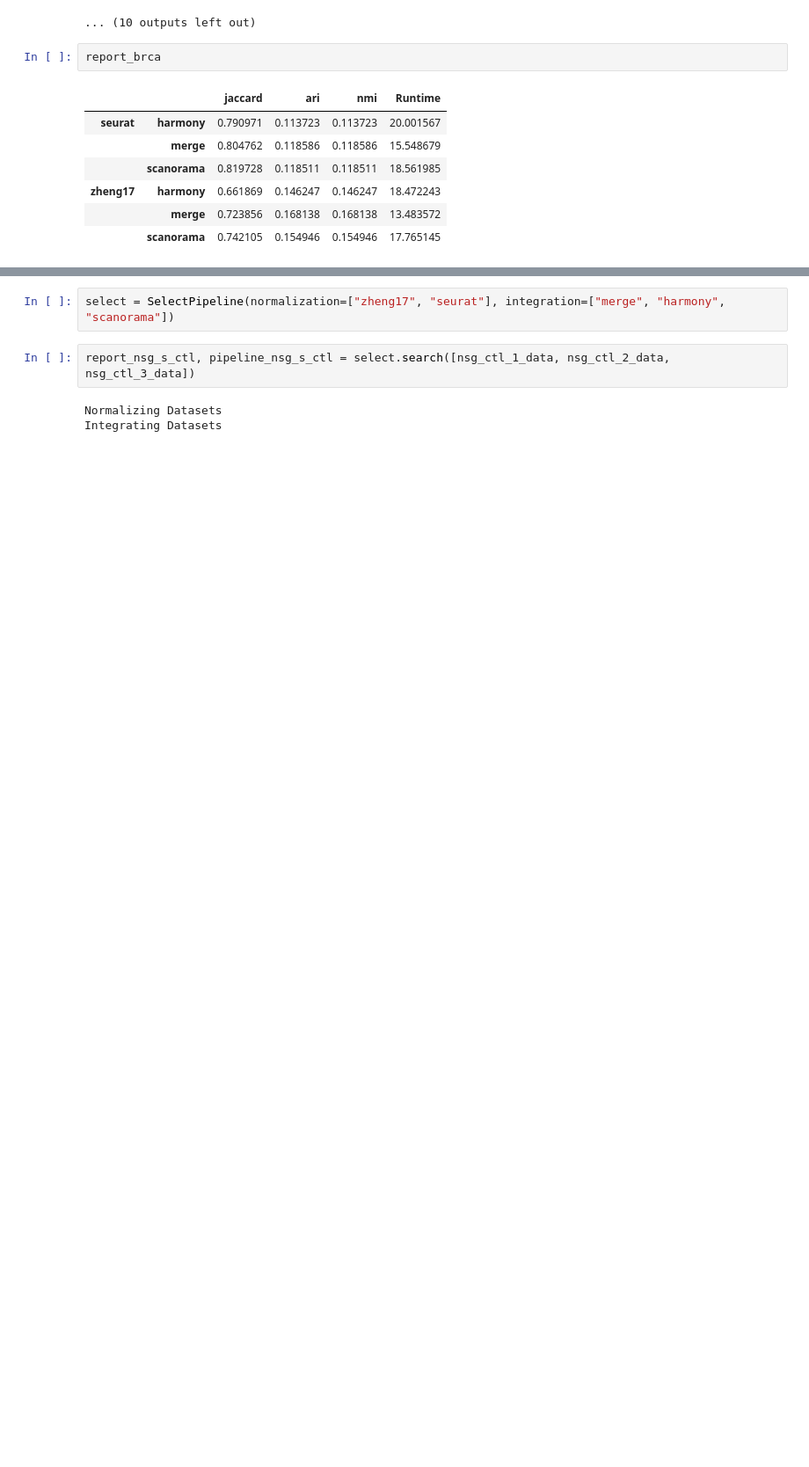
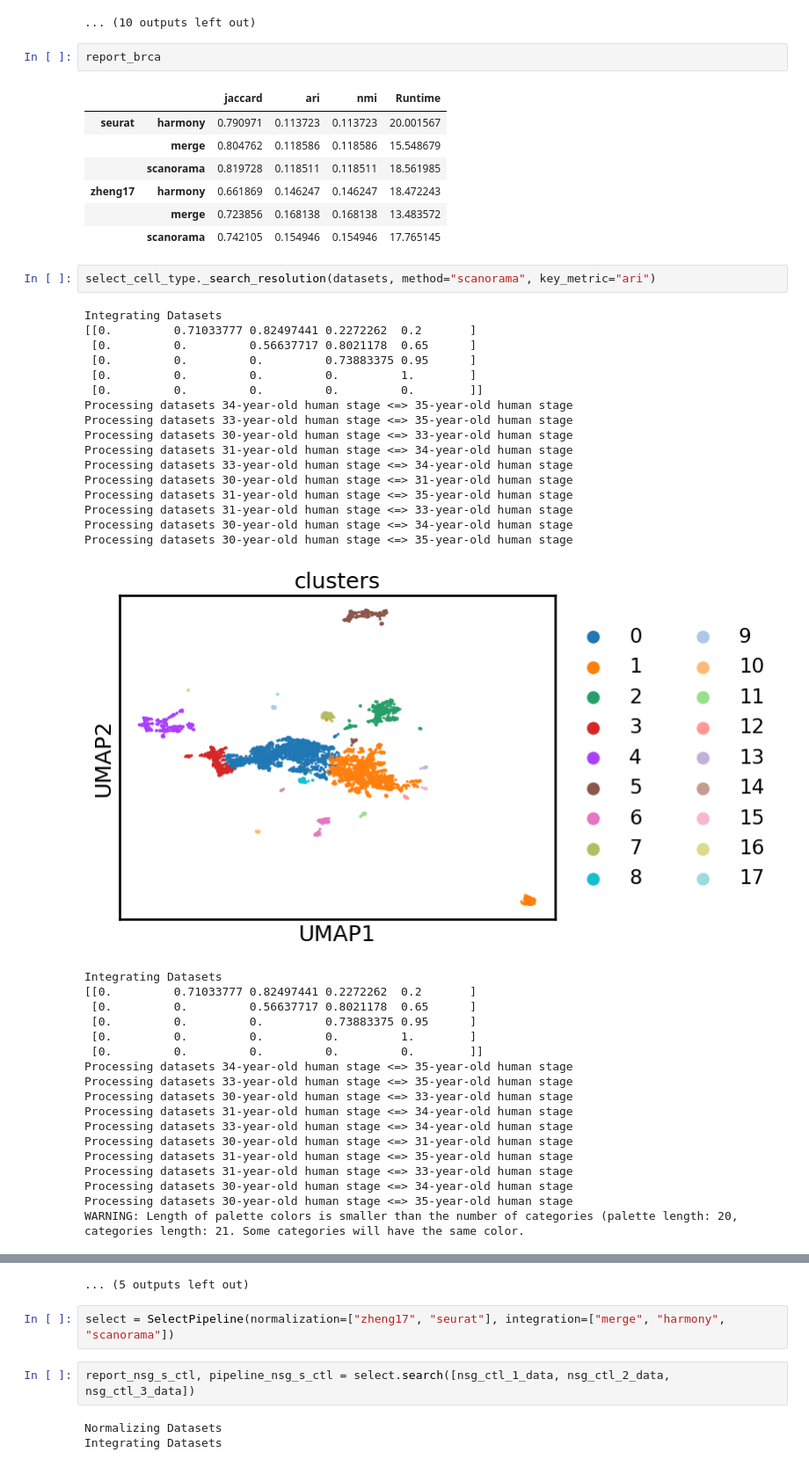
Before and after one commit to mushu-bytes/scRNAseq-benchmarking, a Jupyter notebook: integration_demo.ipynb, the cells around one changed output, grey strips where cells are left out. Shown at 88% size. Drawn from its saved outputs; the diff is of its cells as text; blank space fills up the shorter version.

Commit message:
prototype grid search

```diff
--- a/integration_demo.ipynb
+++ b/integration_demo.ipynb
@@ -235,3 +235,40 @@ report_brca
 | zheng17 | harmony | 0.661869 | 0.146247 | 0.146247 | 18.472243 |
 |  | merge | 0.723856 | 0.168138 | 0.168138 | 13.483572 |
 |  | scanorama | 0.742105 | 0.154946 | 0.154946 | 17.765145 |
+# %%
+select_cell_type._search_resolution(datasets, method="scanorama", key_metric="ari")
+# %% [output]
+Integrating Datasets
+[[0.         0.71033777 0.82497441 0.2272262  0.2       ]
+ [0.         0.         0.56637717 0.8021178  0.65      ]
+ [0.         0.         0.         0.73883375 0.95      ]
+ [0.         0.         0.         0.         1.        ]
+ [0.         0.         0.         0.         0.        ]]
+Processing datasets 34-year-old human stage <=> 35-year-old human stage
+Processing datasets 33-year-old human stage <=> 35-year-old human stage
+Processing datasets 30-year-old human stage <=> 33-year-old human stage
+Processing datasets 31-year-old human stage <=> 34-year-old human stage
+Processing datasets 33-year-old human stage <=> 34-year-old human stage
+Processing datasets 30-year-old human stage <=> 31-year-old human stage
+Processing datasets 31-year-old human stage <=> 35-year-old human stage
+Processing datasets 31-year-old human stage <=> 33-year-old human stage
+Processing datasets 30-year-old human stage <=> 34-year-old human stage
+Processing datasets 30-year-old human stage <=> 35-year-old human stage
+[figure, added]
+Integrating Datasets
+[[0.         0.71033777 0.82497441 0.2272262  0.2       ]
+ [0.         0.         0.56637717 0.8021178  0.65      ]
+ [0.         0.         0.         0.73883375 0.95      ]
+ [0.         0.         0.         0.         1.        ]
+ [0.         0.         0.         0.         0.        ]]
+Processing datasets 34-year-old human stage <=> 35-year-old human stage
+Processing datasets 33-year-old human stage <=> 35-year-old human stage
+Processing datasets 30-year-old human stage <=> 33-year-old human stage
+Processing datasets 31-year-old human stage <=> 34-year-old human stage
+Processing datasets 33-year-old human stage <=> 34-year-old human stage
+Processing datasets 30-year-old human stage <=> 31-year-old human stage
+Processing datasets 31-year-old human stage <=> 35-year-old human stage
+Processing datasets 31-year-old human stage <=> 33-year-old human stage
+Processing datasets 30-year-old human stage <=> 34-year-old human stage
+Processing datasets 30-year-old human stage <=> 35-year-old human stage
+WARNING: Length of palette colors is smaller than the number of categories (palette length: 20, categories length: 21. Some categories will have the same color.
@@ -238,3 +348,4 @@ report_brca
+... (5 outputs left out)
 # %%
 select = SelectPipeline(normalization=["zheng17", "seurat"], integration=["merge", "harmony", "scanorama"])
 # %%
```
Also changed, not shown: parts of 1 cell of this notebook, 1 other file.
